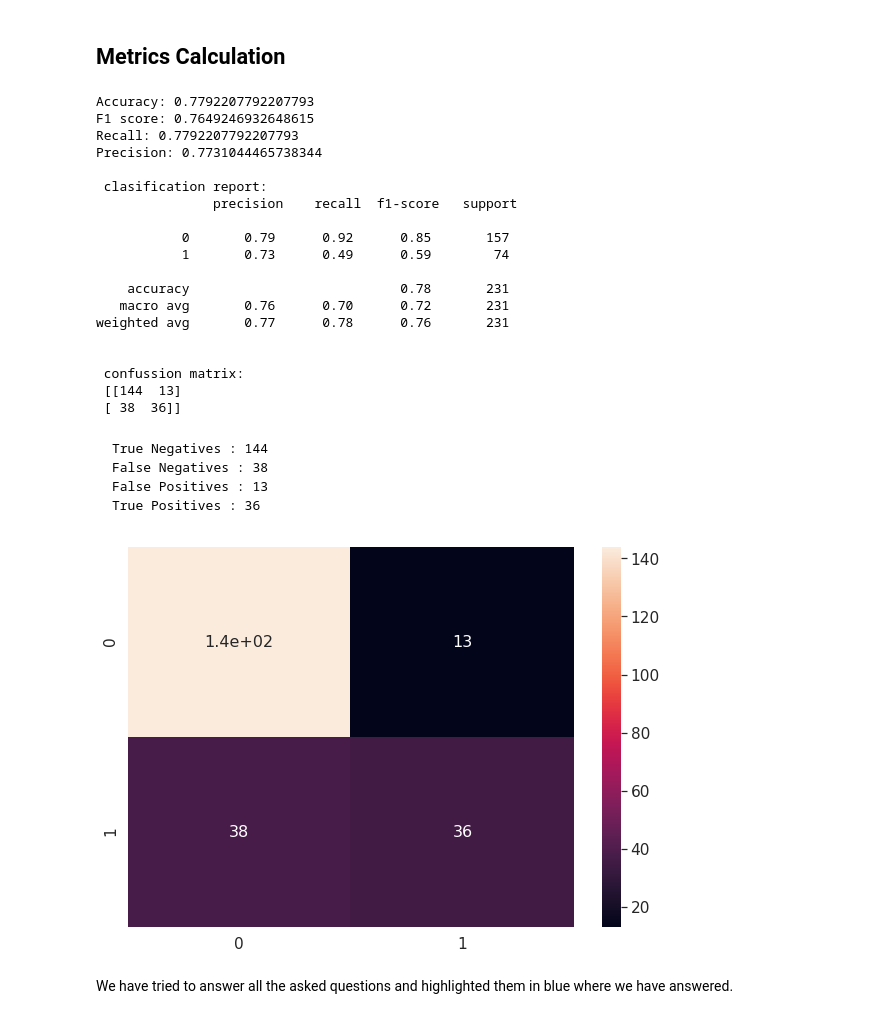
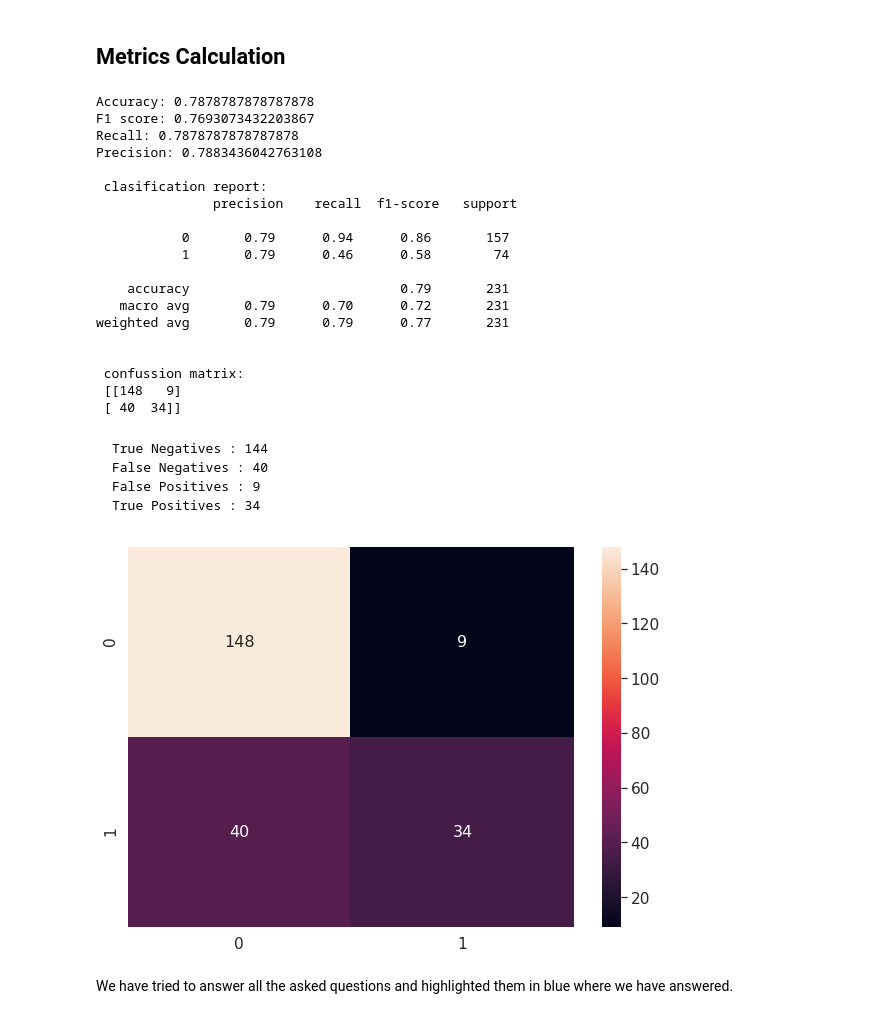
Before and after one commit to guptha23/machine_learning_assignment, a Jupyter notebook: Machine Learning Assignment.ipynb, the cells around one changed output. Cells and saved outputs as stored; diff of their text form; code cells hidden in the pictures.

Commit message:
modifed confustin matrix plot not to have scientific numbers

```diff
--- a/Machine Learning Assignment.ipynb
+++ b/Machine Learning Assignment.ipynb
@@ -278,7 +276,7 @@ Hence, we can remove these 2 columns from the data to have good accuracy
 # %%
 # dropping blood_pressure and skin_thickness columns
 
-data = data.drop(['blood_pressure','skin_thickness'],axis=1)
+data = data.drop(['blood_pressure','skin_thickness','serum_insulin'],axis=1)
 # %% [markdown]
 # Standaradizing the data
 # %%
@@ -369,7 +366,7 @@ plt.show()
 # %% [markdown]
 **Optimal Thresold is 0.55 from above graph so considering that to evaluate our model.**
 # %%
-y_pred = [1 if x > 0.55 else 0 for x in y_pred_prob]
+y_pred = [1 if x > 0.60 else 0 for x in y_pred_prob]
 # %% [markdown]
 ##### <font color="blue">Compute the accuracy and confusion matrix.
 # %% [markdown]
@@ -392,40 +389,40 @@ print('\n clasification report:\n', classification_report(y_test, y_pred))
 
 print('\n confussion matrix:\n',confusion_matrix(y_test, y_pred))
 # %% [output]
-Accuracy: 0.7792207792207793
-F1 score: 0.7649246932648615
-Recall: 0.7792207792207793
-Precision: 0.7731044465738344
+Accuracy: 0.7878787878787878
+F1 score: 0.7693073432203867
+Recall: 0.7878787878787878
+Precision: 0.7883436042763108
 
  clasification report:
                precision    recall  f1-score   support
 
-           0       0.79      0.92      0.85       157
-           1       0.73      0.49      0.59        74
+           0       0.79      0.94      0.86       157
+           1       0.79      0.46      0.58        74
 
-    accuracy                           0.78       231
-   macro avg       0.76      0.70      0.72       231
-weighted avg       0.77      0.78      0.76       231
+    accuracy                           0.79       231
+   macro avg       0.79      0.70      0.72       231
+weighted avg       0.79      0.79      0.77       231
 
 
  confussion matrix:
- [[144  13]
- [ 38  36]]
+ [[148   9]
+ [ 40  34]]
 # %% [markdown]
 <pre>
 True Negatives : 144
-False Negatives : 38
-False Positives : 13
-True Positives : 36
+False Negatives : 40
+False Positives : 9
+True Positives : 34
 </pre>
 # %%
 confusion_matrix_data = pd.DataFrame(confusion_matrix(y_test, y_pred), range(2), range(2))
 plt.figure(figsize=(10,7))
 sns.set(font_scale=1.4) # for label size
-sns.heatmap(confusion_matrix_data, annot=True, annot_kws={"size": 16}) # font size
+sns.heatmap(confusion_matrix_data, annot=True, annot_kws={"size": 16},fmt='g') # font size
 
 plt.show()
 # %% [output]
-[figure, old version]
+[figure, new version]
 # %% [markdown]
 We have tried to answer all the asked questions and highlighted them in blue where we have answered.
```
Also changed, not shown: parts of 6 cells of this notebook, 5 other files.
